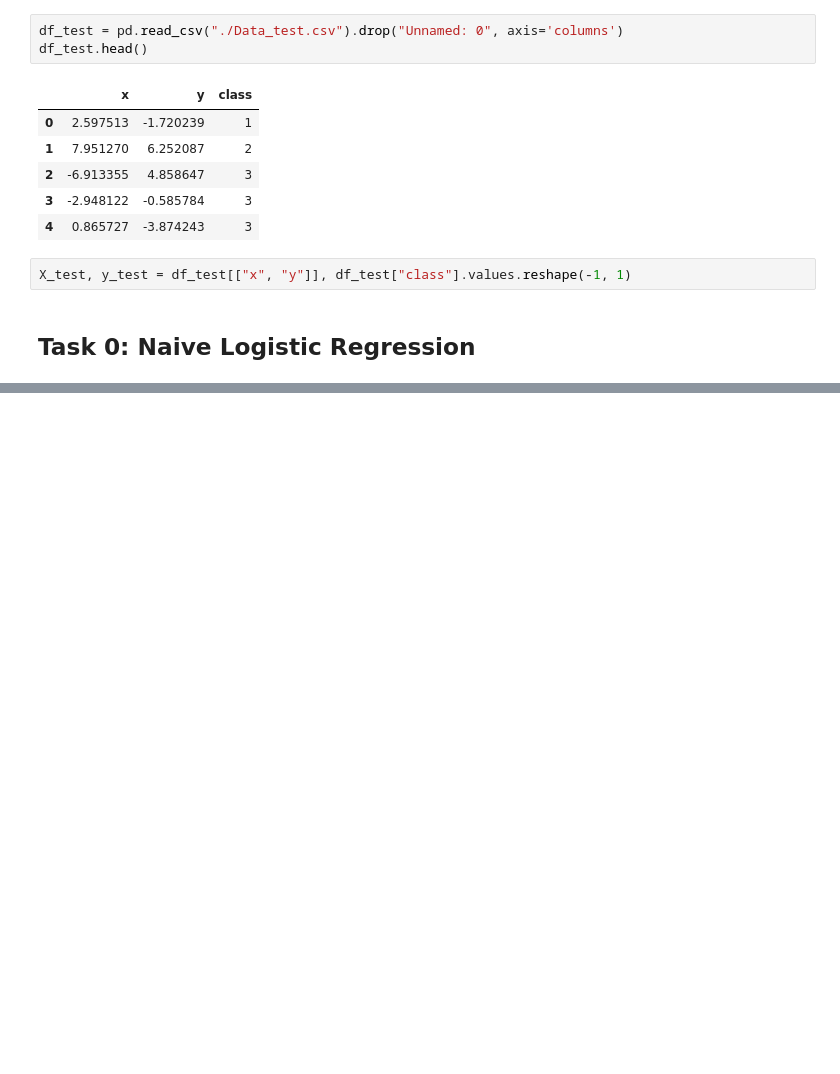
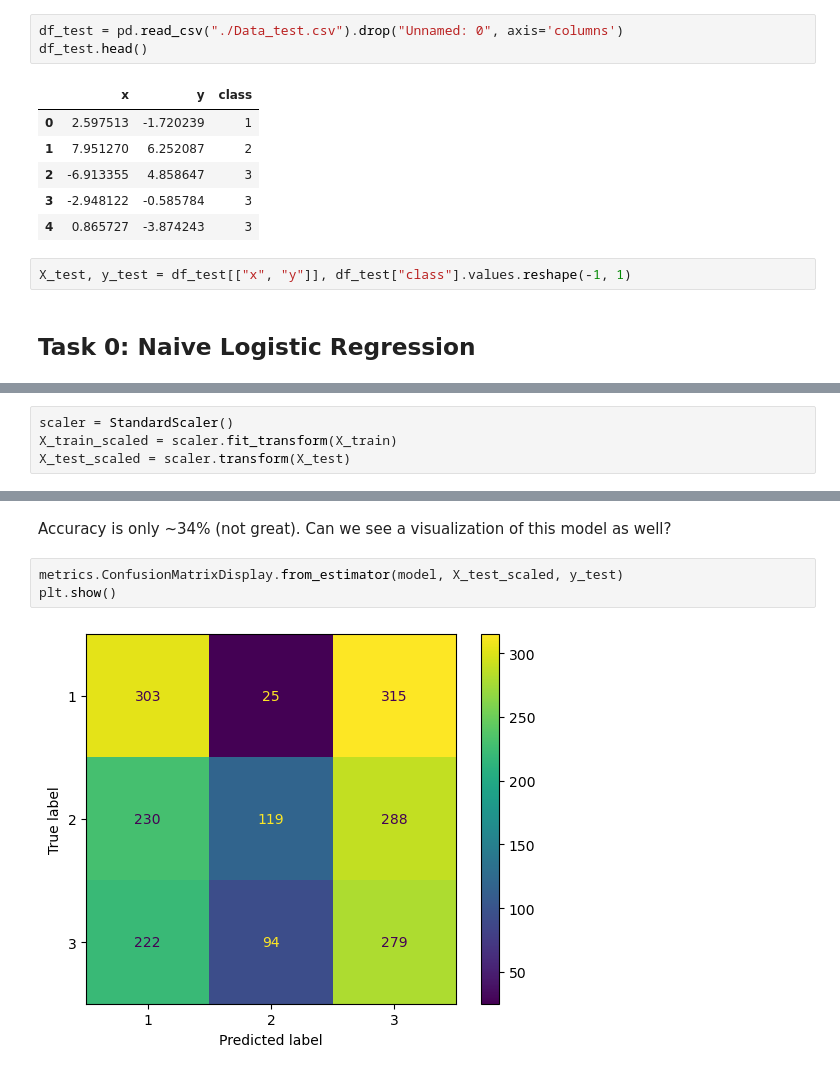
Before and after one commit to UPstartDeveloper/ML-Fundamentals-and-Apps, a Jupyter notebook: SyedRaza_Project1/SyedRaza_Project1.ipynb, the cells around one changed output, grey strips where cells are left out. Cells and saved outputs as stored; diff of their text form; blank space fills up the shorter version.

```diff
--- a/SyedRaza_Project1/SyedRaza_Project1.ipynb
+++ b/SyedRaza_Project1/SyedRaza_Project1.ipynb
@@ -60,0 +67,4 @@ X_test, y_test = df_test[["x", "y"]], df_test["class"].values.reshape(-1, 1)
+# %%
+scaler = StandardScaler()
+X_train_scaled = scaler.fit_transform(X_train)
+X_test_scaled = scaler.transform(X_test)
@@ -60,0 +94,7 @@ X_test, y_test = df_test[["x", "y"]], df_test["class"].values.reshape(-1, 1)
+# %% [markdown]
+Accuracy is only ~34% (not great). Can we see a visualization of this model as well?
+# %%
+metrics.ConfusionMatrixDisplay.from_estimator(model, X_test_scaled, y_test)
+plt.show()
+# %% [output]
+[figure, added]
```
Also changed, not shown: parts of 7 cells of this notebook, 1 other file.
